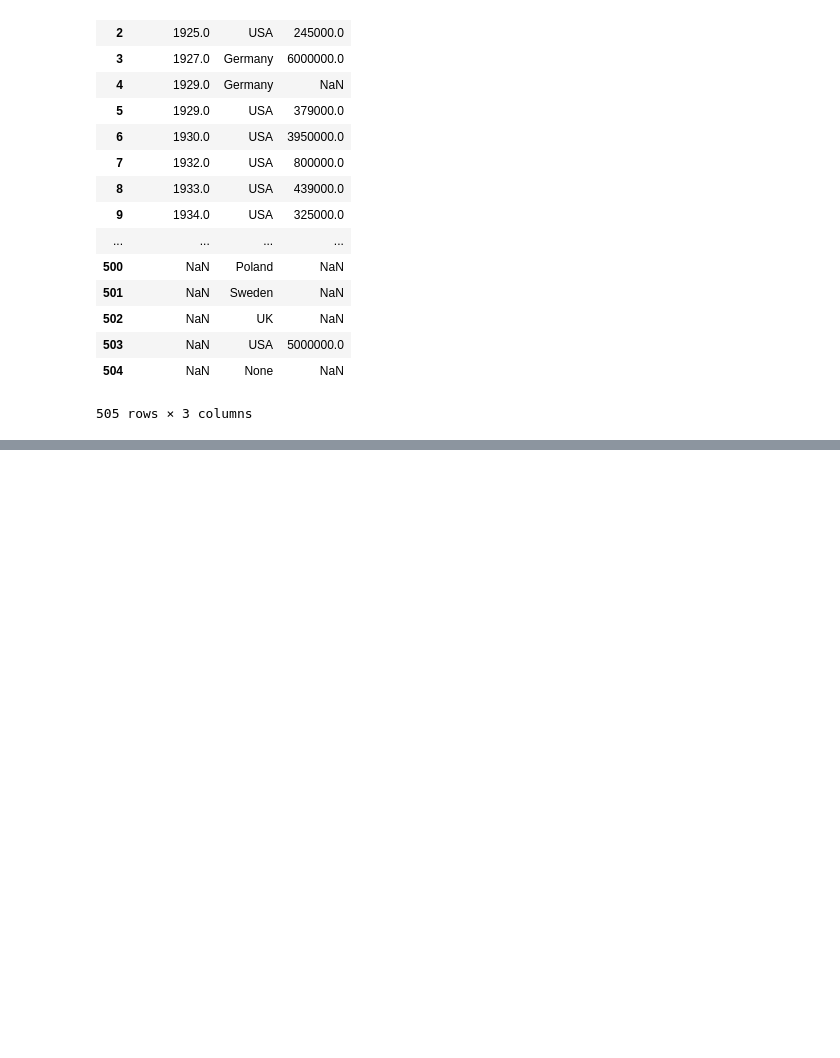
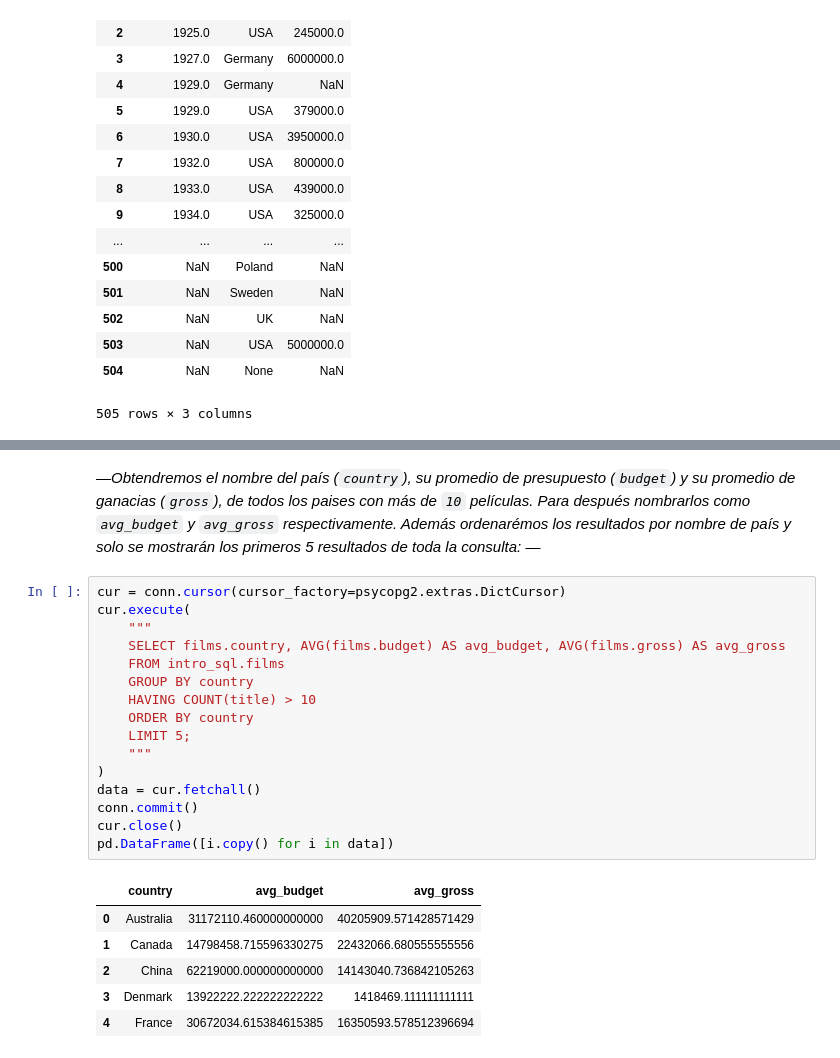
Before and after one commit to gisosdeb/sql_data_analysis, a Jupyter notebook: intro_to_sql_for_data_science/intro_to_sql_for_data_science_part5.ipynb, the cells around one changed output, grey strips where cells are left out. Saved outputs shown, nothing was run; the diff lists cells and outputs as text; blank space fills up the shorter version.

Commit message:
Recent commit descifra 281019 1:14

```diff
--- a/intro_to_sql_for_data_science/intro_to_sql_for_data_science_part5.ipynb
+++ b/intro_to_sql_for_data_science/intro_to_sql_for_data_science_part5.ipynb
@@ -498,0 +534,25 @@ HAVING COUNT(title) > 10;
+# %% [markdown]
+—_Obtendremos el nombre del país (`country`), su promedio de presupuesto (`budget`) y su promedio de ganacias (`gross`), de todos los paises con más de `10` películas. Para después nombrarlos como `avg_budget` y `avg_gross` respectivamente. Además ordenarémos los resultados por nombre de país y solo se mostrarán los primeros 5 resultados de toda la consulta:_ —
+# %%
+cur = conn.cursor(cursor_factory=psycopg2.extras.DictCursor)
+cur.execute(
+    """
+    SELECT films.country, AVG(films.budget) AS avg_budget, AVG(films.gross) AS avg_gross
+    FROM intro_sql.films
+    GROUP BY country
+    HAVING COUNT(title) > 10
+    ORDER BY country
+    LIMIT 5;
+    """
+)
+data = cur.fetchall()
+conn.commit()
+cur.close()
+pd.DataFrame([i.copy() for i in data])
+# %% [output]
+|  | country | avg_budget | avg_gross |
+| 0 | Australia | 31172110.460000000000 | 40205909.571428571429 |
+| 1 | Canada | 14798458.715596330275 | 22432066.680555555556 |
+| 2 | China | 62219000.000000000000 | 14143040.736842105263 |
+| 3 | Denmark | 13922222.222222222222 | 1418469.111111111111 |
+| 4 | France | 30672034.615384615385 | 16350593.578512396694 |
```
Also changed, not shown: parts of 6 cells of this notebook.
